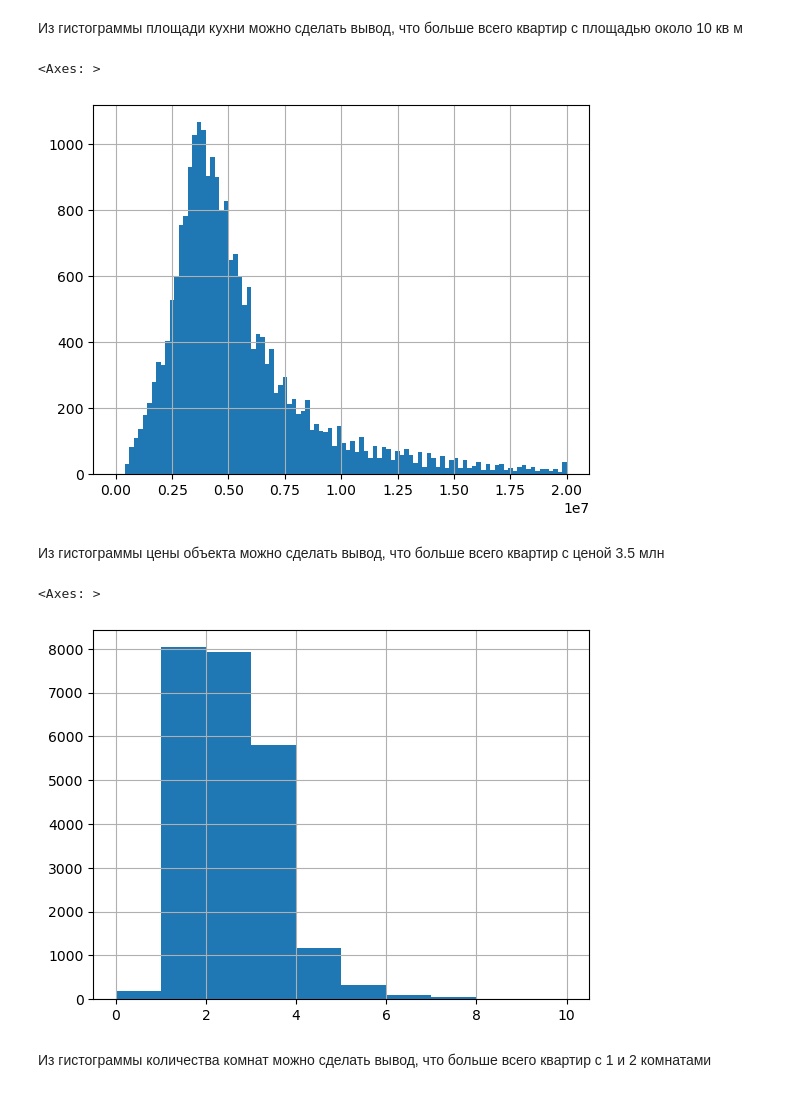
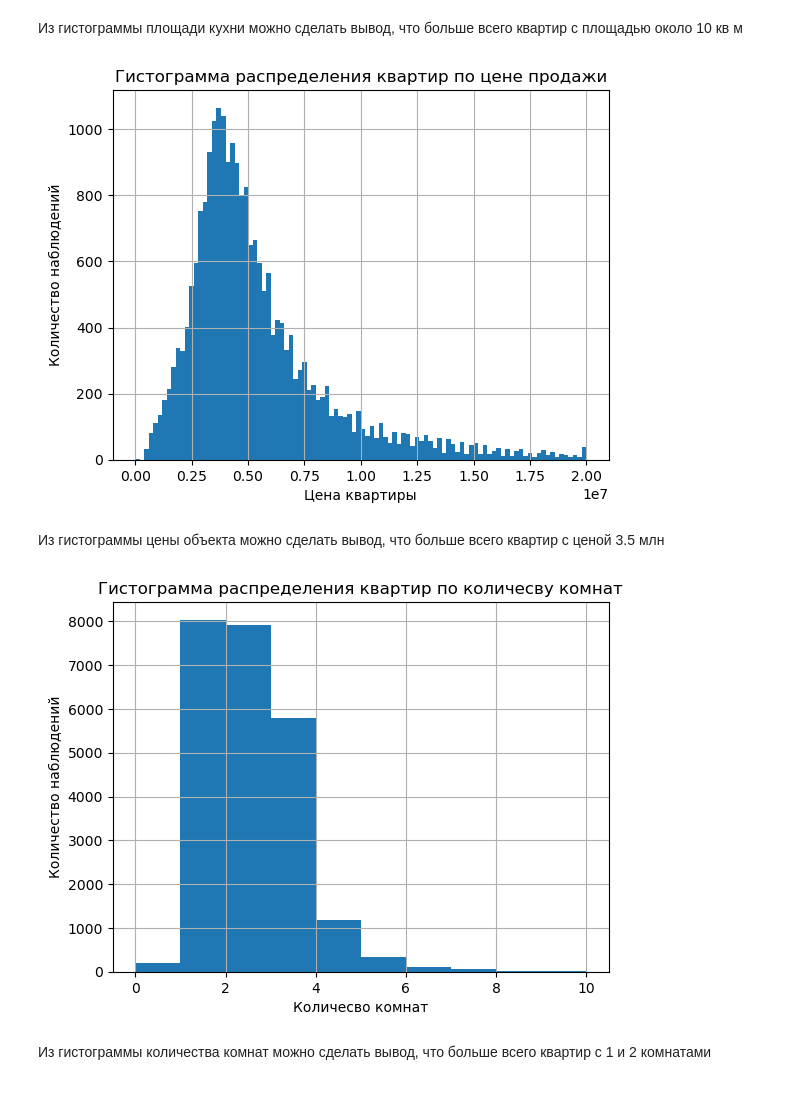
Before and after one commit to Skrebcov/Portfolio_YP, a Jupyter notebook: DS 2, Исследование объявлений о продаже квартир в СПБ/exploratory_data_analysis.ipynb, the cells around one changed output. Cells and saved outputs as stored; diff of their text form; code cells hidden in the pictures.

```diff
--- a/DS 2, Исследование объявлений о продаже квартир в СПБ/exploratory_data_analysis.ipynb
+++ b/DS 2, Исследование объявлений о продаже квартир в СПБ/exploratory_data_analysis.ipynb
@@ -400,16 +409,22 @@ data['kitchen_area'].hist(bins=100,range=(0,100))
 Из гистограммы площади кухни можно сделать вывод, что больше всего квартир с площадью около 10 кв м
 # %%
 data['last_price'].hist(bins=100,range=(0,20000000))
+plt.xlabel('Цена квартиры')
+plt.ylabel('Количество наблюдений')
+plt.title('Гистограмма распределения квартир по цене продажи')
+plt.show()
 # %% [output]
-<Axes: >
-[figure, old version]
+[figure, new version]
 # %% [markdown]
 Из гистограммы цены объекта можно сделать вывод, что больше всего квартир с ценой 3.5 млн
 # %%
 data['rooms'].hist(bins=10,range=(0,10))
+plt.xlabel('Количесво комнат')
+plt.ylabel('Количество наблюдений')
+plt.title('Гистограмма распределения квартир по количесву комнат')
+plt.show()
 # %% [output]
-<Axes: >
-[figure, old version]
+[figure, new version]
 # %% [markdown]
 Из гистограммы количества комнат можно сделать вывод, что больше всего квартир с 1 и 2 комнатами
 # %%
```
Also changed, not shown: parts of 34 cells of this notebook.
